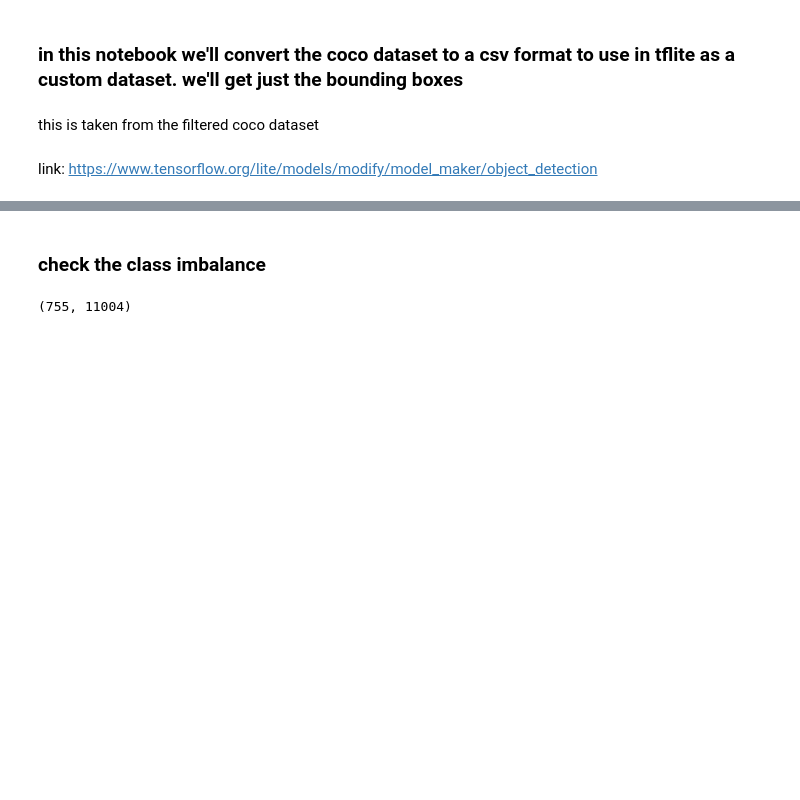
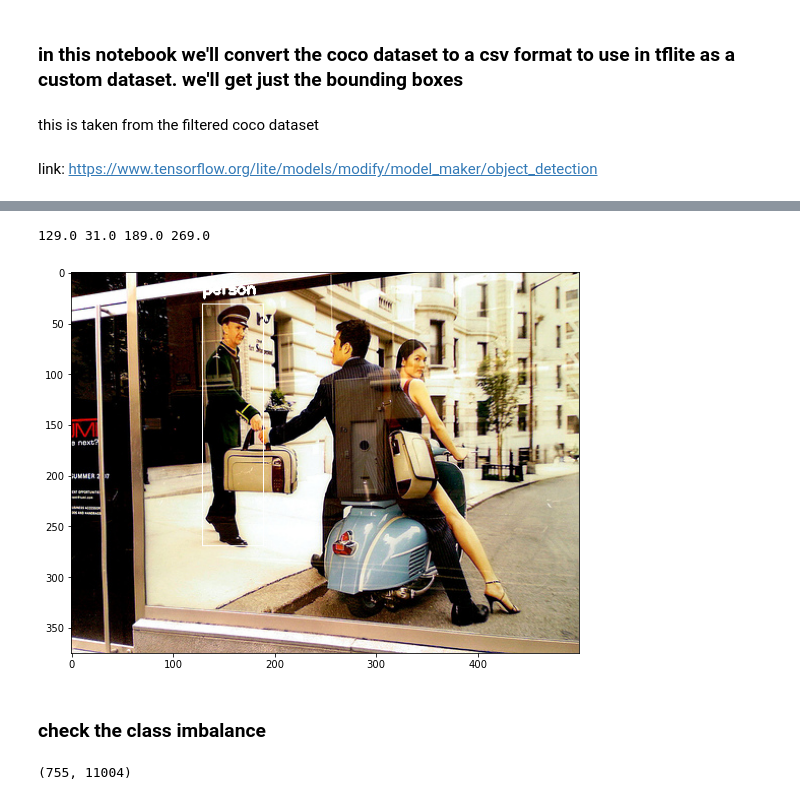
Before and after one commit to atmosinf/ml_misc, a Jupyter notebook: tflite/object_detection/my_custom_dataset/coco_2_csv.ipynb, the cells around one changed output, grey strips where cells are left out. Saved outputs shown, nothing was run; the diff lists cells and outputs as text; code cells hidden in the pictures; blank space fills up the shorter version.

```diff
--- a/tflite/object_detection/my_custom_dataset/coco_2_csv.ipynb
+++ b/tflite/object_detection/my_custom_dataset/coco_2_csv.ipynb
@@ -87,3 +123,8 @@ samp
+# %%
+viz_csv_output(annlist[100])
+# %% [output]
+129.0 31.0 189.0 269.0
+[figure, added]
 # %% [markdown]
 ### check the class imbalance
 # %%
```
Also changed, not shown: parts of 22 cells of this notebook.
